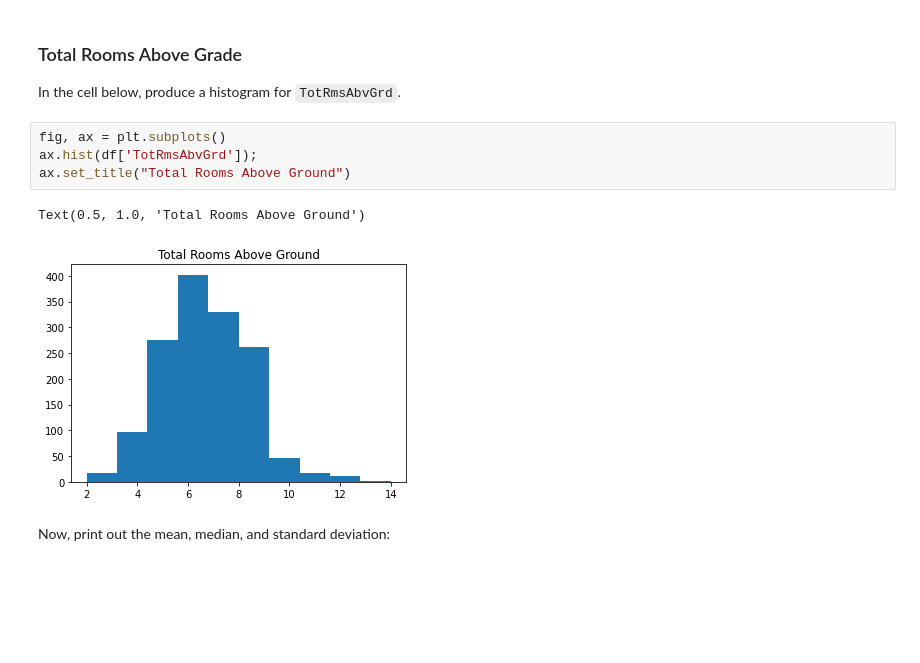
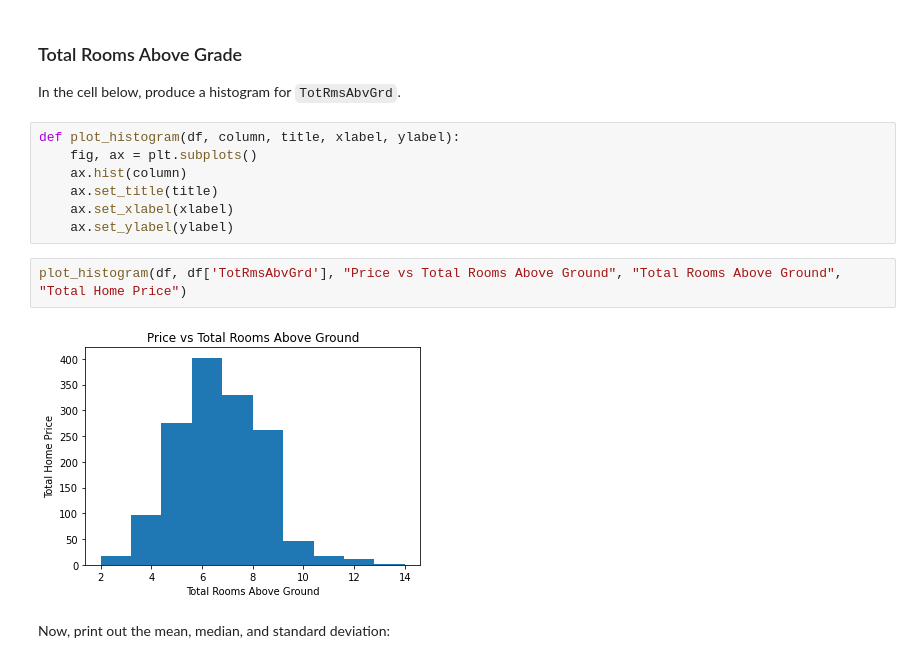
Before and after one commit to Baekho4245/dsc-pandas-eda-lab, a Jupyter notebook: index.ipynb, the cells around one changed output. Drawn from its saved outputs; the diff is of its cells as text; blank space fills up the shorter version.

Commit message:
Finished lab with plotting def

```diff
--- a/index.ipynb
+++ b/index.ipynb
@@ -192,13 +192,17 @@ The Standard Deviation is  79442.50288288663
 ### Total Rooms Above Grade
 
 In the cell below, produce a histogram for `TotRmsAbvGrd`.
-# %%
-fig, ax = plt.subplots()
-ax.hist(df['TotRmsAbvGrd']);
-ax.set_title("Total Rooms Above Ground")
-# %% [output]
-Text(0.5, 1.0, 'Total Rooms Above Ground')
-[figure, removed]
+# %%
+def plot_histogram(df, column, title, xlabel, ylabel):
+    fig, ax = plt.subplots()
+    ax.hist(column)
+    ax.set_title(title)
+    ax.set_xlabel(xlabel)
+    ax.set_ylabel(ylabel)
+# %%
+plot_histogram(df, df['TotRmsAbvGrd'], "Price vs Total Rooms Above Ground", "Total Rooms Above Ground", "Total Home Price")
+# %% [output]
+[figure, added]
 # %% [markdown]
 Now, print out the mean, median, and standard deviation:
 # %%
```
Also changed, not shown: parts of 2 cells of this notebook.
